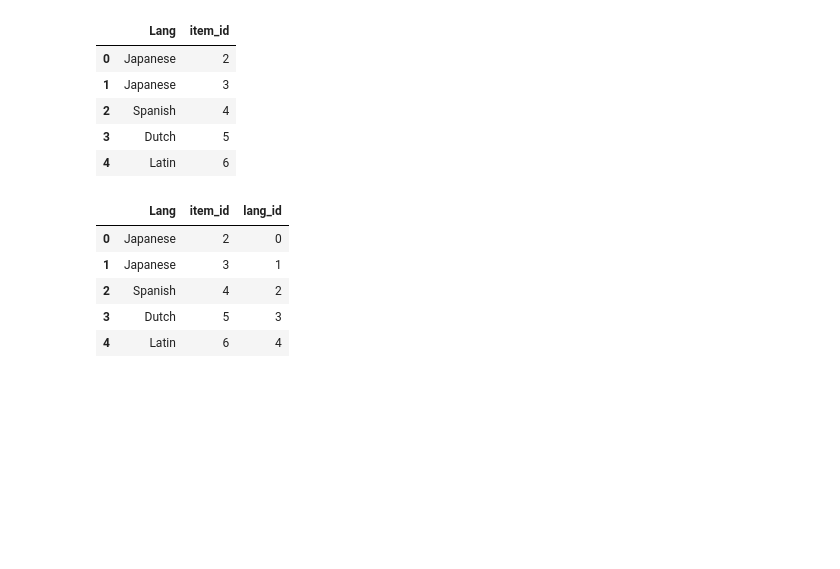
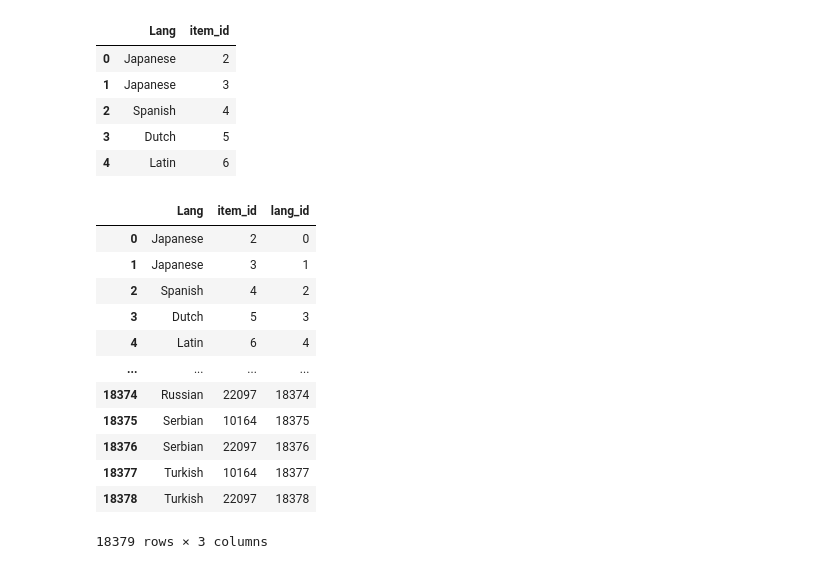
Before and after one commit to caitepley/Project-3, a Jupyter notebook: lang_processing.ipynb, the cells around one changed output. Cells and saved outputs as stored; diff of their text form; code cells hidden in the pictures; blank space fills up the shorter version.

```diff
--- a/lang_processing.ipynb
+++ b/lang_processing.ipynb
@@ -165,14 +165,21 @@ lang_merged_df.head()
 # %%
 # set the index values to a column to act as the primary key
 lang_merged_df['lang_id'] = lang_merged_df.index
-lang_merged_df.head()
+lang_merged_df
 # %% [output]
 |  | Lang | item_id | lang_id |
 | 0 | Japanese | 2 | 0 |
 | 1 | Japanese | 3 | 1 |
 | 2 | Spanish | 4 | 2 |
 | 3 | Dutch | 5 | 3 |
 | 4 | Latin | 6 | 4 |
+| ... | ... | ... | ... |
+| 18374 | Russian | 22097 | 18374 |
+| 18375 | Serbian | 10164 | 18375 |
+| 18376 | Serbian | 22097 | 18376 |
+| 18377 | Turkish | 10164 | 18377 |
+| 18378 | Turkish | 22097 | 18378 |
+18379 rows × 3 columns
 # %%
 # Export final language dataframe to CSV file
 lang_merged_df.to_csv('languages.csv', index=False)
```
Also changed, not shown: 3 other files.
